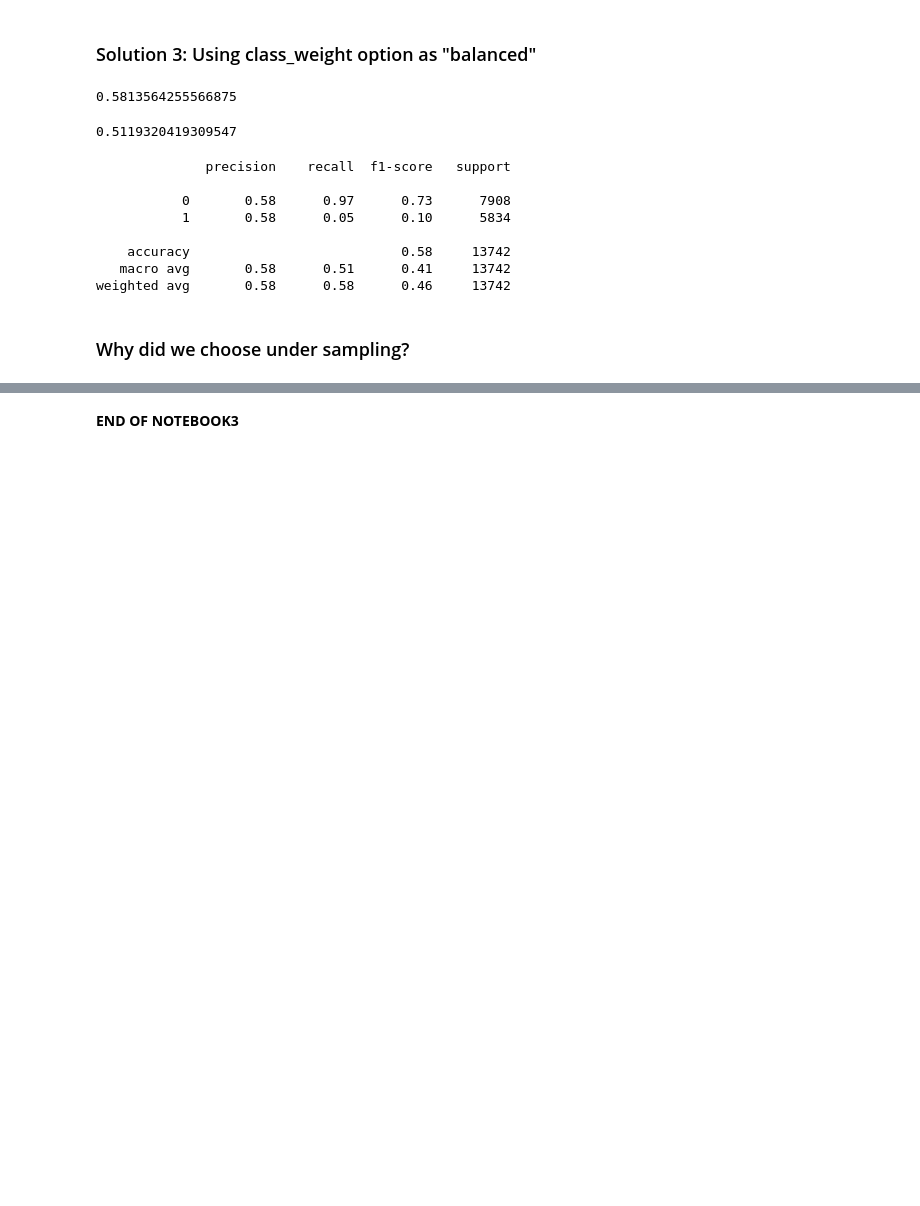
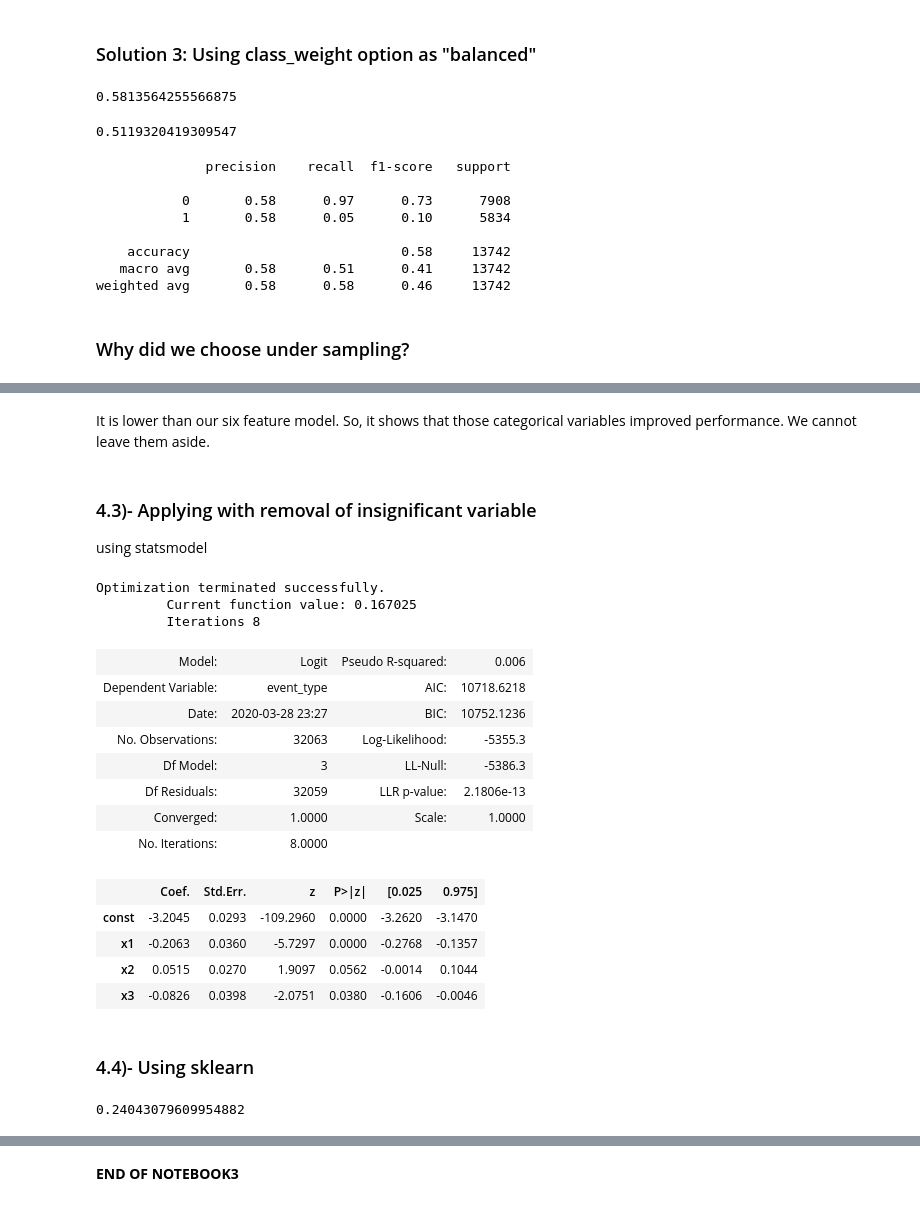
Before and after one commit to HassanSherwani/Predict_travelpattern_ML, a Jupyter notebook: Notebook3.Class_imb+Model.ipynb, the cells around one changed output, grey strips where cells are left out. Cells and saved outputs as stored; diff of their text form; code cells hidden in the pictures; blank space fills up the shorter version.

```diff
--- a/Notebook3.Class_imb+Model.ipynb
+++ b/Notebook3.Class_imb+Model.ipynb
@@ -342,0 +409,36 @@ This is our confusion matrix with under-sampling model. We can see that there ar
+# %% [markdown]
+It is lower than our six feature model. So, it shows that those categorical variables improved performance. We cannot leave them aside.
+# %% [markdown]
+### 4.3)- Applying with removal of insignificant variable
+
+
+using statsmodel
+# %%
+y=df_model["event_type"]
+features=df_model[["distance","num_family","len_jour"]]
+X = StandardScaler().fit_transform(features)
+X_train, X_test, y_train, y_test = train_test_split(X, y, test_size=0.3, random_state=0)
+nm = NearMiss()
+X_under,y_under=nm.fit_sample(X_train,y_train)
+# %%
+logistic= sm.Logit(y_train,sm.add_constant(X_train)).fit()
+logistic.summary2()
+# %% [output]
+Optimization terminated successfully.
+         Current function value: 0.167025
+         Iterations 8
+| Model: | Logit | Pseudo R-squared: | 0.006 |
+| Dependent Variable: | event_type | AIC: | 10718.6218 |
+| Date: | 2020-03-28 23:27 | BIC: | 10752.1236 |
+| No. Observations: | 32063 | Log-Likelihood: | -5355.3 |
+| Df Model: | 3 | LL-Null: | -5386.3 |
+| Df Residuals: | 32059 | LLR p-value: | 2.1806e-13 |
+| Converged: | 1.0000 | Scale: | 1.0000 |
+| No. Iterations: | 8.0000 |  |  |
+|  | Coef. | Std.Err. | z | P>|z| | [0.025 | 0.975] |
+| const | -3.2045 | 0.0293 | -109.2960 | 0.0000 | -3.2620 | -3.1470 |
+| x1 | -0.2063 | 0.0360 | -5.7297 | 0.0000 | -0.2768 | -0.1357 |
+| x2 | 0.0515 | 0.0270 | 1.9097 | 0.0562 | -0.0014 | 0.1044 |
+| x3 | -0.0826 | 0.0398 | -2.0751 | 0.0380 | -0.1606 | -0.0046 |
+# %% [markdown]
+### 4.4)- Using sklearn
@@ -342,0 +449,4 @@ This is our confusion matrix with under-sampling model. We can see that there ar
+# %%
+print(accuracy_score(predictions_LR,y_test))
+# %% [output]
+0.24043079609954882
```
Also changed, not shown: parts of 24 cells of this notebook.
